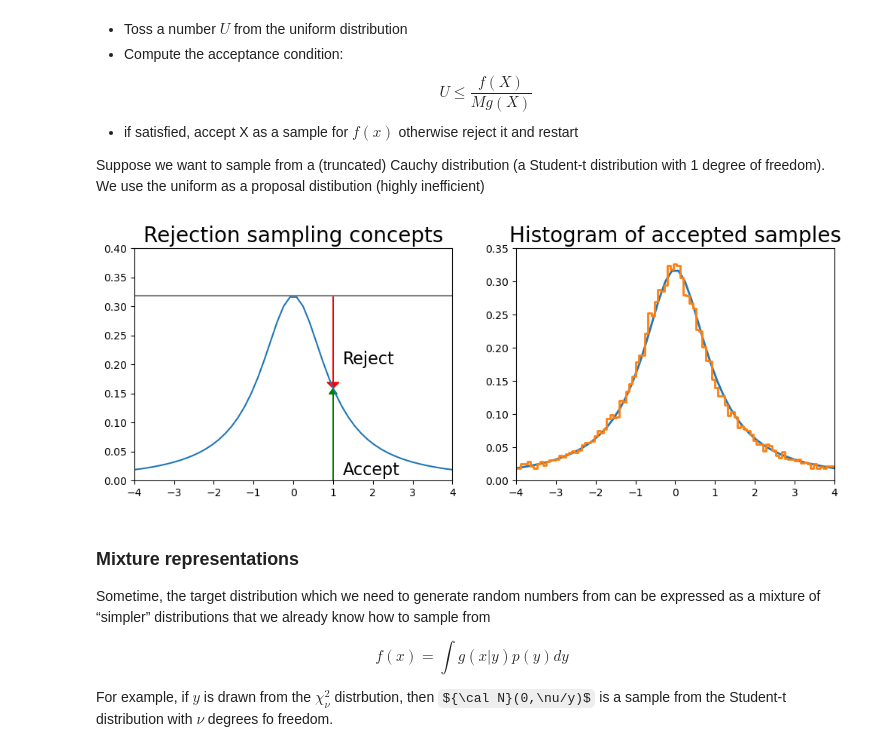
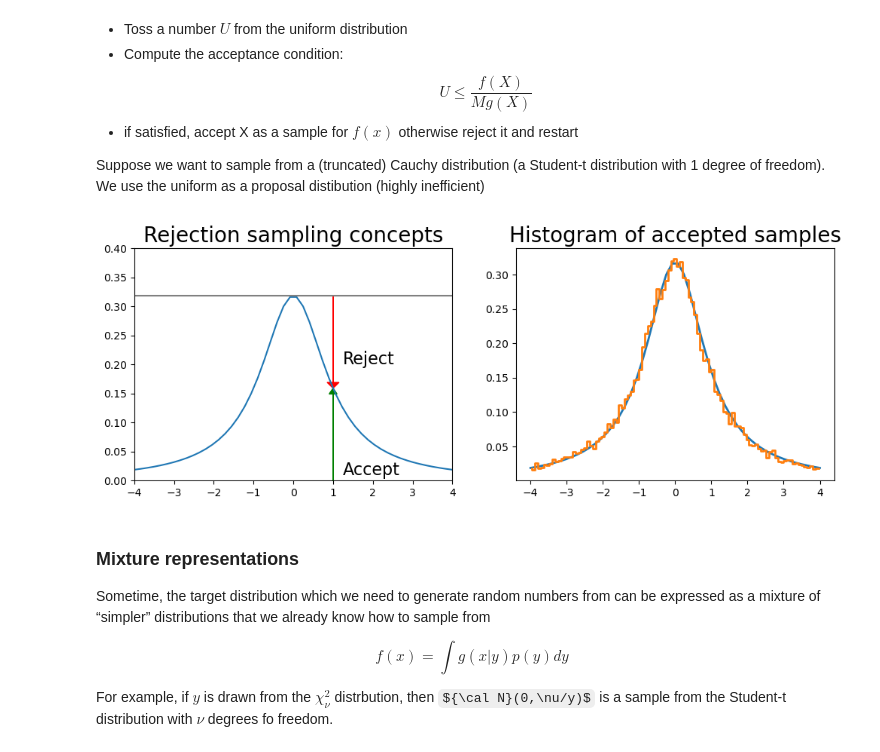
Before and after one commit to GioMai24/LaboratoryOfComputationalPhysics_Y7, a Jupyter notebook: Lab_10/10_MonteCarlo.ipynb, the cells around one changed output. Drawn from its saved outputs; the diff is of its cells as text; code cells hidden in the pictures; some formulas as TeX source.

```diff
--- a/Lab_10/10_MonteCarlo.ipynb
+++ b/Lab_10/10_MonteCarlo.ipynb
@@ -478,35 +478,37 @@ plt.plot(x, dist.pdf(x))
 plt.axhline(upper, color='grey')
 px = 1.0
 plt.arrow(px,0,0,dist.pdf(1.0)-0.01, linewidth=1,
          head_width=0.2, head_length=0.01, fc='g', ec='g')
 plt.arrow(px,upper,0,-(upper-dist.pdf(px)-0.01), linewidth=1,
          head_width=0.3, head_length=0.01, fc='r', ec='r')
 plt.text(px+.25, 0.2, 'Reject', fontsize=16)
 plt.text(px+.25, 0.01, 'Accept', fontsize=16)
 plt.axis([-4,4,0,0.4])
 plt.title('Rejection sampling concepts', fontsize=20)
 
 plt.subplot(122)
 n = 100000
 # generate from sampling distribution
 u = np.random.uniform(-4, 4, n)
 # accept-reject criterion for each point in sampling distribution
 r = np.random.uniform(0, upper, n)
 # accepted points will come from target (Cauchy) distribution
 v = u[r < dist.pdf(u)]
 plt.plot(x, dist.pdf(x), linewidth=2)
 
 # Plot scaled histogram
 factor = dist.cdf(4) - dist.cdf(-4)
 hist, bin_edges = np.histogram(v, bins=100, density=True)
 bin_centers = (bin_edges[:-1] + bin_edges[1:]) / 2.
 plt.step(bin_centers, factor*hist, linewidth=2)
 
-plt.axis([-4,4,0,0.35])
+
+
+#plt.axis([-4,4,0,0.35])
 plt.title('Histogram of accepted samples', fontsize=20);
 plt.show()
 # %% [output]
-[figure, old version]
+[figure, new version]
 # %% [markdown]
 ### Mixture representations
 Sometime, the target distribution  which we need to generate random numbers from can be expressed as a mixture of “simpler” distributions that we already know how to sample from
```
Also changed, not shown: parts of 5 cells of this notebook.
